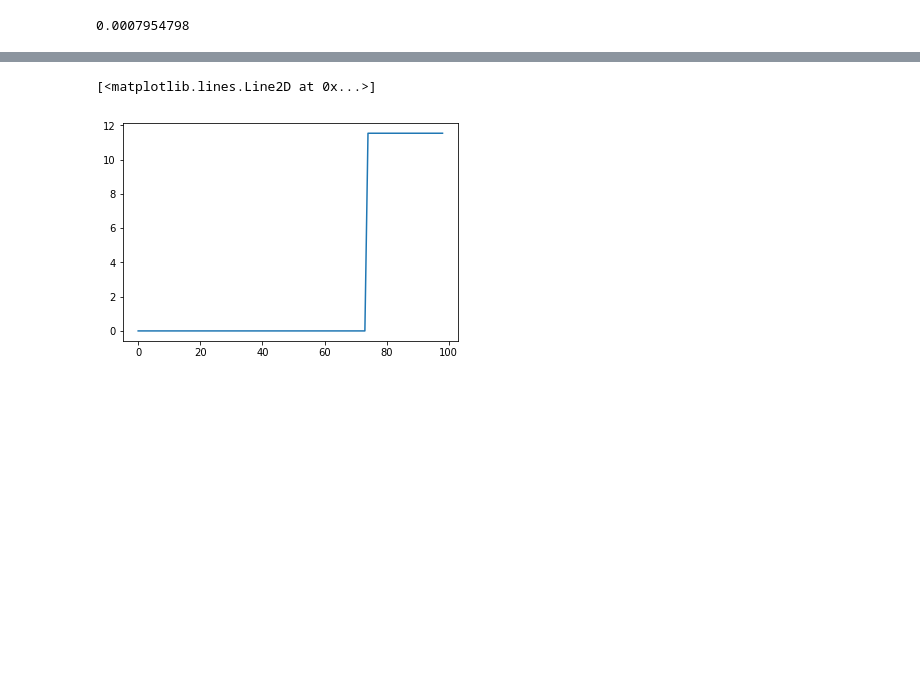
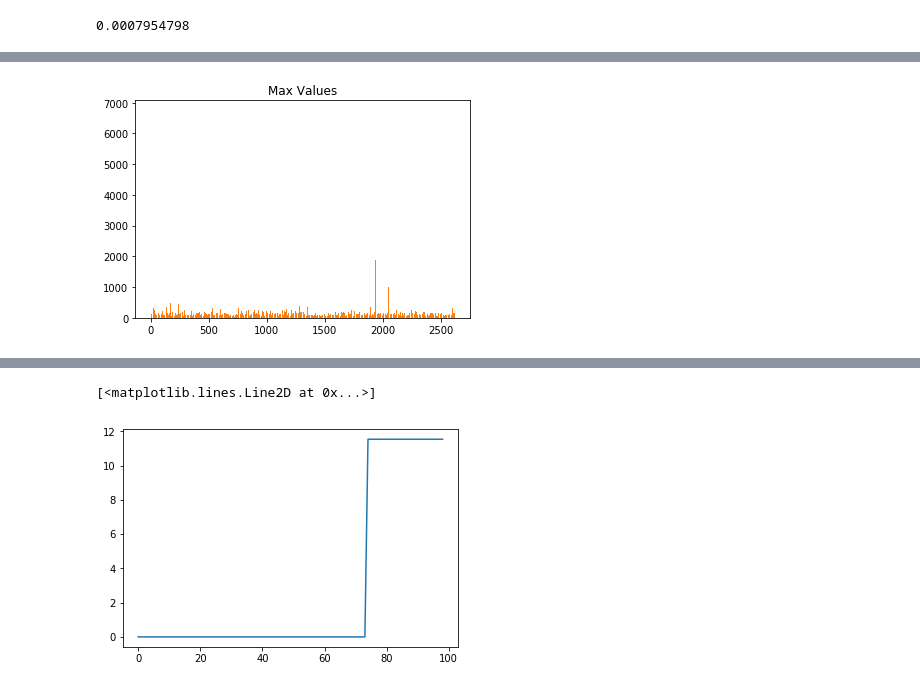
Before and after one commit to canslab/DeepQuake, a Jupyter notebook: models/Data Analysis.ipynb, the cells around one changed output, grey strips where cells are left out. Saved outputs shown, nothing was run; the diff lists cells and outputs as text; code cells hidden in the pictures; blank space fills up the shorter version.

```diff
--- a/models/Data Analysis.ipynb
+++ b/models/Data Analysis.ipynb
@@ -67,0 +163,11 @@ _ = plt.bar(np.arange(len(train_segments)), [ s[1] - s[0] for s in train_segment
+# %%
+print("time to failure from start",y_train[245829585])
+a = X_train[302182343:307838916]
+b = y_train[302182343:307838916]
+print("mean",a.mean())
+print("max",a.max())
+print("min",a.min())
+print("std",a.std())
+print("no. of times signal above 80:",np.where(a > 80)[0].size)
+print("no. of times signal below 80:",np.where(a < -80)[0].size)
+print("time to failure at start:",b[0])
@@ -67,0 +244,8 @@ _ = plt.bar(np.arange(len(train_segments)), [ s[1] - s[0] for s in train_segment
+# %%
+plt.title('Mean Sizes')
+_ = plt.bar(np.arange(len(mean)), [ s for s in mean])
+
+plt.title('Max Values')
+_ = plt.bar(np.arange(len(maxV)), [ s for s in maxV])
+# %% [output]
+[figure, added]
```
Also changed, not shown: parts of 28 cells of this notebook, 8 other files.
